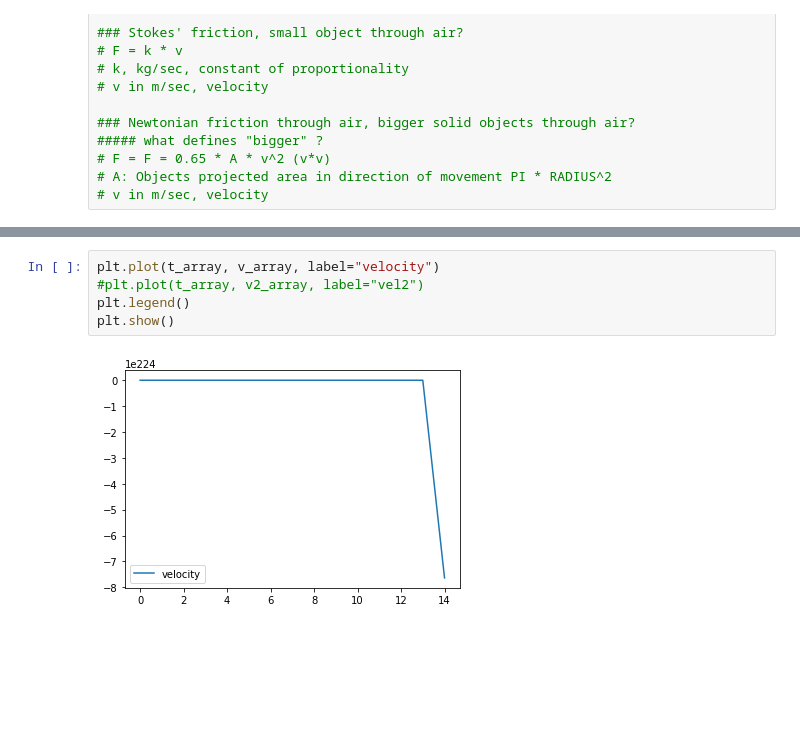
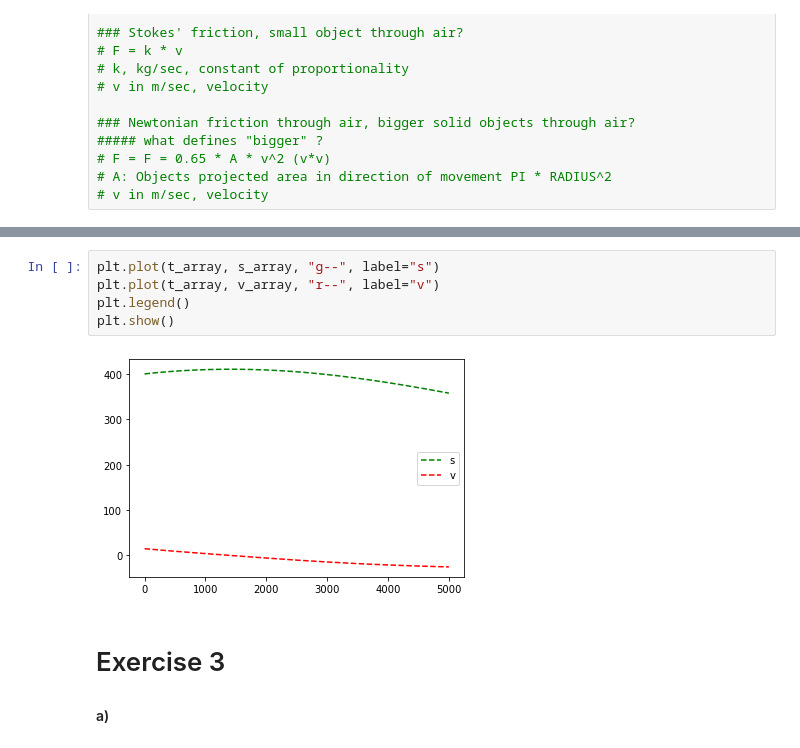
Before and after one commit to shaunG-lmt/Advanced_Computational_Science, a Jupyter notebook: SHAUN_GILL_LAB_02.ipynb, the cells around one changed output, grey strips where cells are left out. Cells and saved outputs as stored; diff of their text form; blank space fills up the shorter version.

```diff
--- a/SHAUN_GILL_LAB_02.ipynb
+++ b/SHAUN_GILL_LAB_02.ipynb
@@ -162,7 +181,11 @@ import pandas as pd
 # %%
-plt.plot(t_array, v_array, label="velocity")
-#plt.plot(t_array, v2_array, label="vel2")
+plt.plot(t_array, s_array, "g--", label="s")
+plt.plot(t_array, v_array, "r--", label="v")
 plt.legend()
 plt.show()
 # %% [output]
-[figure, old version]
+[figure, new version]
+# %% [markdown]
+# Exercise 3
+
+#### a)
```
Also changed, not shown: parts of 2 cells of this notebook.
